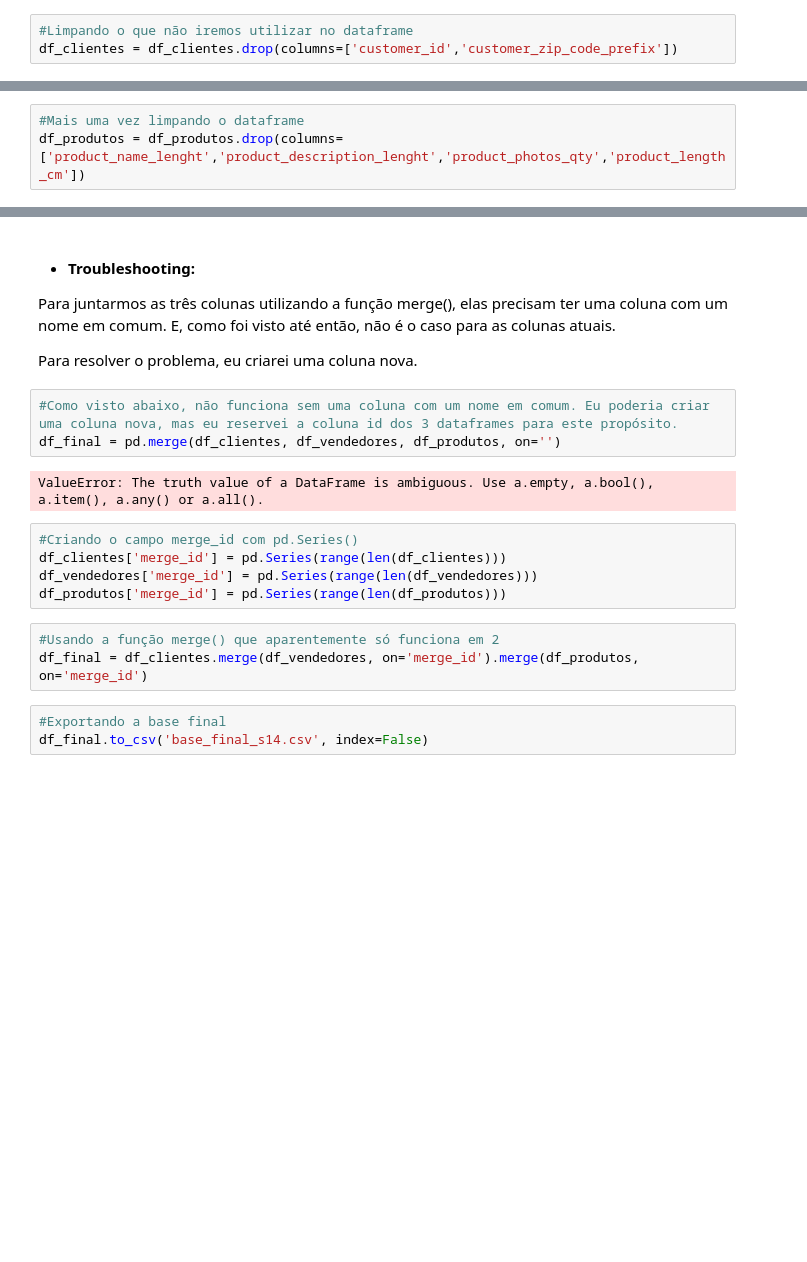
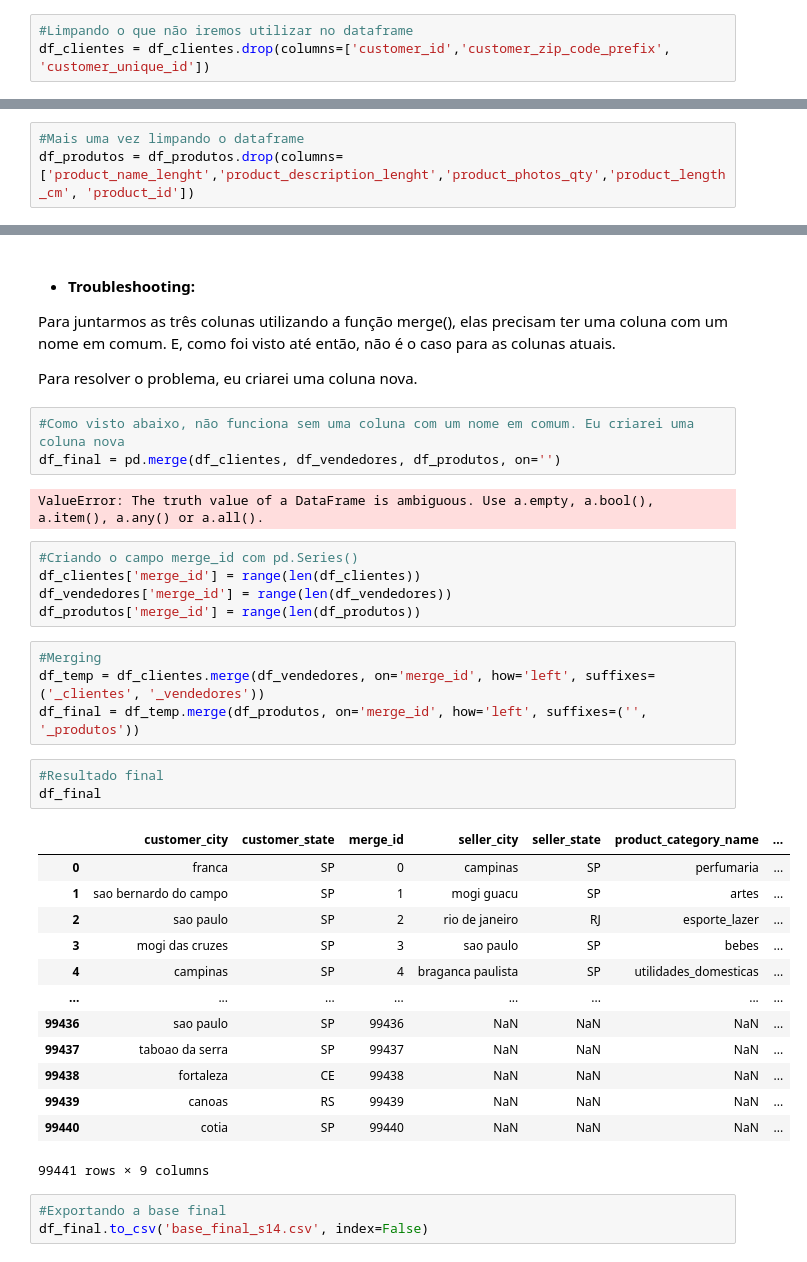
Before and after one commit to reprograma/on26-python-s14-analise-de-dados, a Jupyter notebook: exercicios/para-casa/mariana_pires/mariana_pires.ipynb, the cells around one changed output, grey strips where cells are left out. Saved outputs shown, nothing was run; the diff lists cells and outputs as text; blank space fills up the shorter version.

```diff
--- a/exercicios/para-casa/mariana_pires/mariana_pires.ipynb
+++ b/exercicios/para-casa/mariana_pires/mariana_pires.ipynb
@@ -97,7 +95,7 @@ memory usage: 3.0+ MB
 </ul>
 # %%
 #Limpando o que não iremos utilizar no dataframe
-df_clientes = df_clientes.drop(columns=['customer_id','customer_zip_code_prefix'])
+df_clientes = df_clientes.drop(columns=['customer_id','customer_zip_code_prefix', 'customer_unique_id'])
 # %%
 df_clientes.info()
 # %% [output]
@@ -148,7 +145,7 @@ df_produtos
 32951 rows × 9 columns
 # %%
 #Mais uma vez limpando o dataframe
-df_produtos = df_produtos.drop(columns=['product_name_lenght','product_description_lenght','product_photos_qty','product_length_cm'])
+df_produtos = df_produtos.drop(columns=['product_name_lenght','product_description_lenght','product_photos_qty','product_length_cm', 'product_id'])
 # %%
 df_produtos.info()
 # %% [output]
@@ -169,18 +165,36 @@ memory usage: 1.3+ MB
 <p style="text-align: justify">Para juntarmos as três colunas utilizando a função merge(), elas precisam ter uma coluna com um nome em comum. E, como foi visto até então, não é o caso para as colunas atuais. </p>
 <p style="text-align: justify">Para resolver o problema, eu criarei uma coluna nova.</p>
 # %%
-#Como visto abaixo, não funciona sem uma coluna com um nome em comum. Eu poderia criar uma coluna nova, mas eu reservei a coluna id dos 3 dataframes para este propósito.
+#Como visto abaixo, não funciona sem uma coluna com um nome em comum. Eu criarei uma coluna nova
 df_final = pd.merge(df_clientes, df_vendedores, df_produtos, on='')
 # %% [output]
 ValueError: The truth value of a DataFrame is ambiguous. Use a.empty, a.bool(), a.item(), a.any() or a.all().
 # %%
 #Criando o campo merge_id com pd.Series()
-df_clientes['merge_id'] = pd.Series(range(len(df_clientes)))
-df_vendedores['merge_id'] = pd.Series(range(len(df_vendedores)))
-df_produtos['merge_id'] = pd.Series(range(len(df_produtos)))
+df_clientes['merge_id'] = range(len(df_clientes))
+df_vendedores['merge_id'] = range(len(df_vendedores))
+df_produtos['merge_id'] = range(len(df_produtos))
 # %%
-#Usando a função merge() que aparentemente só funciona em 2
-df_final = df_clientes.merge(df_vendedores, on='merge_id').merge(df_produtos, on='merge_id')
+#Merging
+df_temp = df_clientes.merge(df_vendedores, on='merge_id', how='left', suffixes=('_clientes', '_vendedores'))
+df_final = df_temp.merge(df_produtos, on='merge_id', how='left', suffixes=('', '_produtos'))
+# %%
+#Resultado final
+df_final
+# %% [output]
+|  | customer_city | customer_state | merge_id | seller_city | seller_state | product_category_name | ... |
+| 0 | franca | SP | 0 | campinas | SP | perfumaria | ... |
+| 1 | sao bernardo do campo | SP | 1 | mogi guacu | SP | artes | ... |
+| 2 | sao paulo | SP | 2 | rio de janeiro | RJ | esporte_lazer | ... |
+| 3 | mogi das cruzes | SP | 3 | sao paulo | SP | bebes | ... |
+| 4 | campinas | SP | 4 | braganca paulista | SP | utilidades_domesticas | ... |
+| ... | ... | ... | ... | ... | ... | ... | ... |
+| 99436 | sao paulo | SP | 99436 | NaN | NaN | NaN | ... |
+| 99437 | taboao da serra | SP | 99437 | NaN | NaN | NaN | ... |
+| 99438 | fortaleza | CE | 99438 | NaN | NaN | NaN | ... |
+| 99439 | canoas | RS | 99439 | NaN | NaN | NaN | ... |
+| 99440 | cotia | SP | 99440 | NaN | NaN | NaN | ... |
+99441 rows × 9 columns
 # %%
 #Exportando a base final
 df_final.to_csv('base_final_s14.csv', index=False)
```
Also changed, not shown: parts of 9 cells of this notebook, 1 other file.
